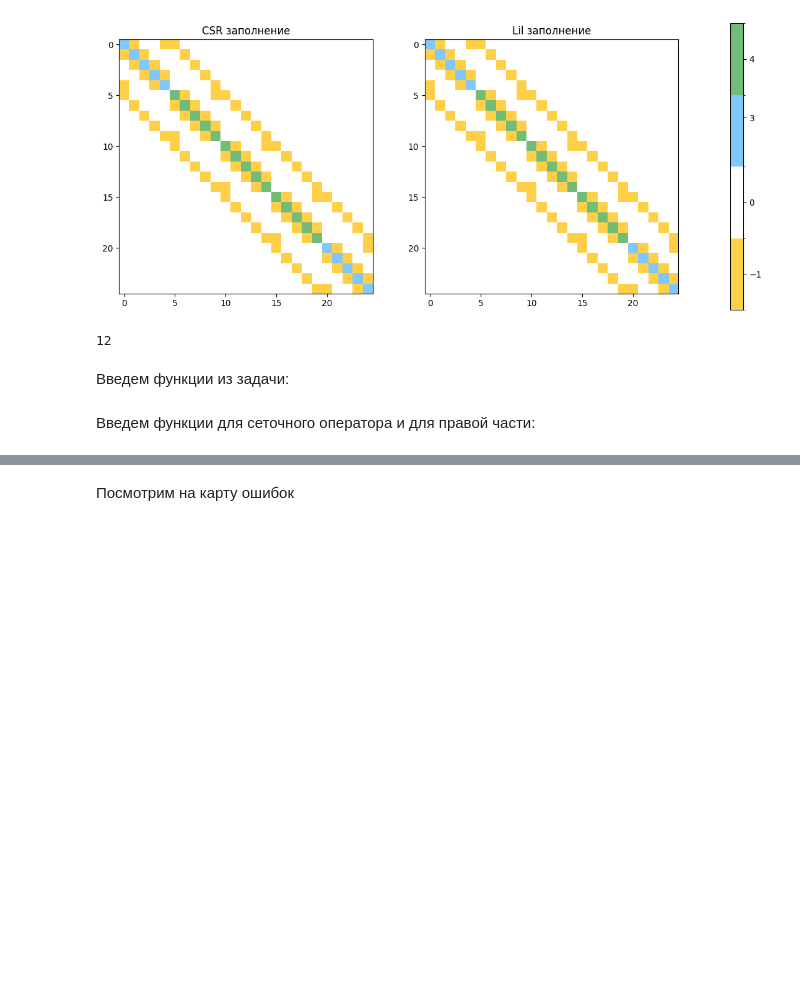
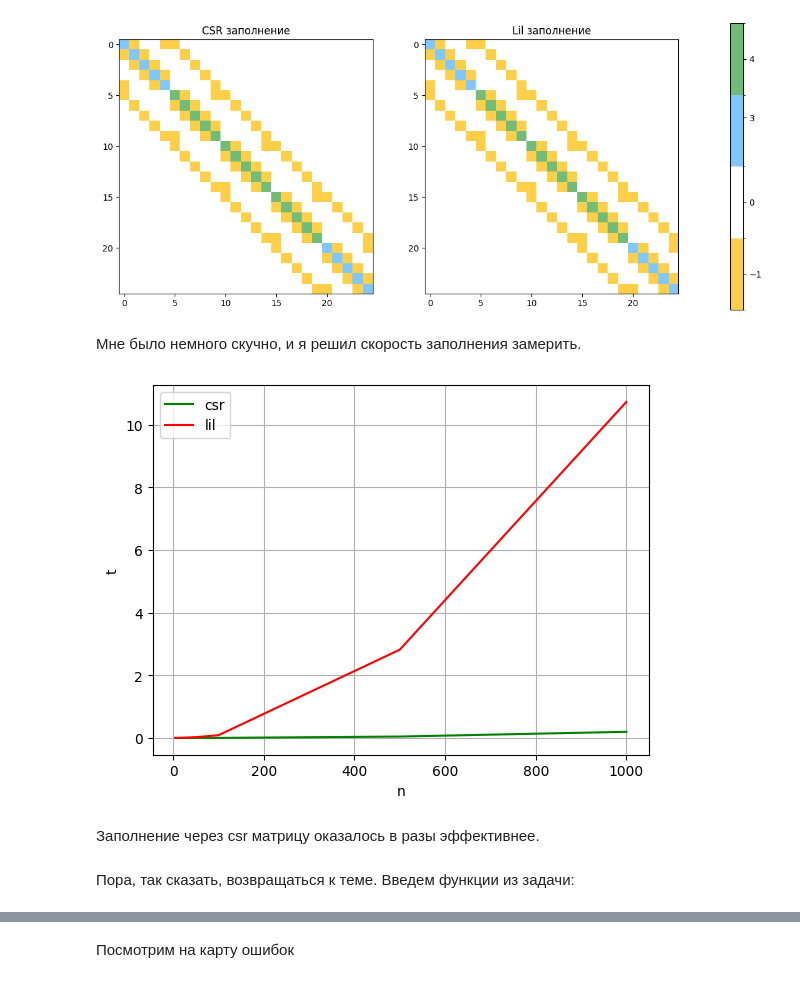
Before and after one commit to Xopppek/num_methods_sem7, a Jupyter notebook: lab4/lab4.ipynb, the cells around one changed output, grey strips where cells are left out. Cells and saved outputs as stored; diff of their text form; code cells hidden in the pictures; blank space fills up the shorter version.

```diff
--- a/lab4/lab4.ipynb
+++ b/lab4/lab4.ipynb
@@ -129,12 +117,38 @@ cbar.ax.tick_params(labelsize=10)
 plt.show()
 # %% [output]
 [figure]
-# %%
-n_x * n_y
-# %% [output]
-12
-# %% [markdown]
-Введем функции из задачи:
+# %% [markdown]
+Мне было немного скучно, и я решил скорость заполнения замерить.
+# %%
+times_csr = []
+times_lil = []
+sizes = [5, 10, 20, 50, 100, 500, 1000]
+
+for i in sizes:
+    start_time = time.time()
+    getL_csr(i, i, 1, 1)
+    end_time = time.time()
+    times_csr.append(end_time - start_time)
+
+    start_time = time.time()
+    getL_lil(i, i, 1, 1)
+    end_time = time.time()
+    times_lil.append(end_time - start_time)
+# %%
+plt.plot(sizes, times_csr, color='green', label='csr')
+plt.plot(sizes, times_lil, color='red', label='lil')
+plt.ylabel('t')
+plt.xlabel('n')
+plt.legend()
+plt.grid(True)
+plt.show()
+# %% [output]
+[figure, added]
+# %% [markdown]
+Заполнение через csr матрицу оказалось в разы эффективнее.
+# %% [markdown]
+Пора, так сказать, возвращаться к теме.
+Введем функции из задачи:
 # %%
 def analitical(x, y):
     return x * np.exp(-5 * x) * np.sin(4 * y)
@@ -150,2 +169,0 @@ def phi_R(y):
-# %% [markdown]
-Введем функции для сеточного оператора и для правой части:
```
Also changed, not shown: parts of 36 cells of this notebook.
